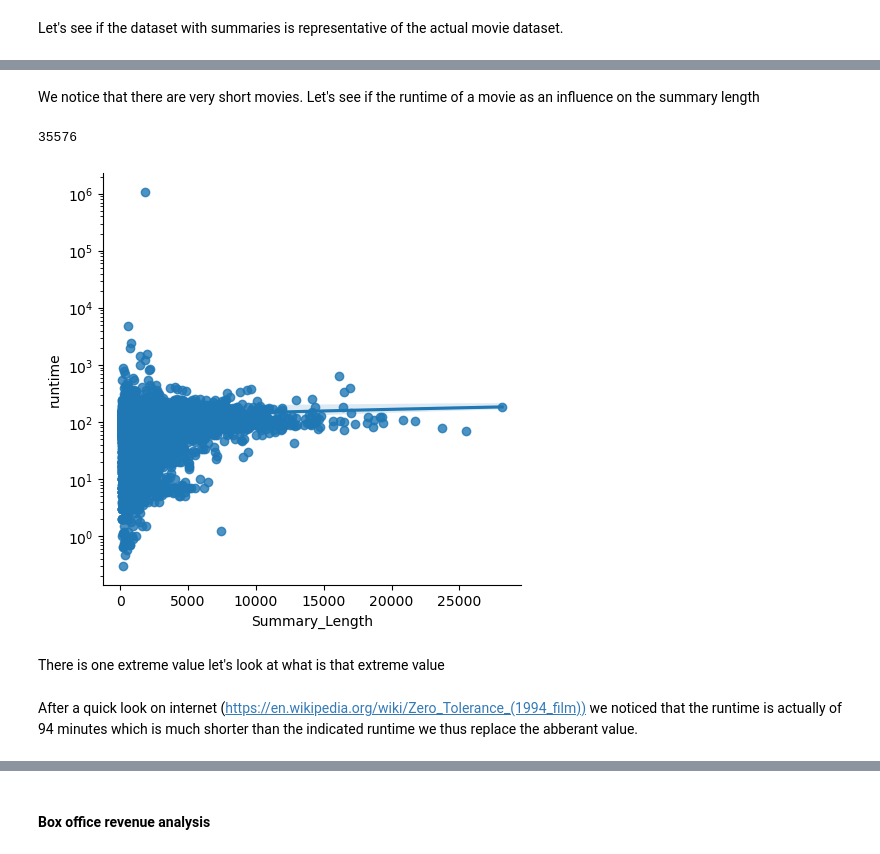
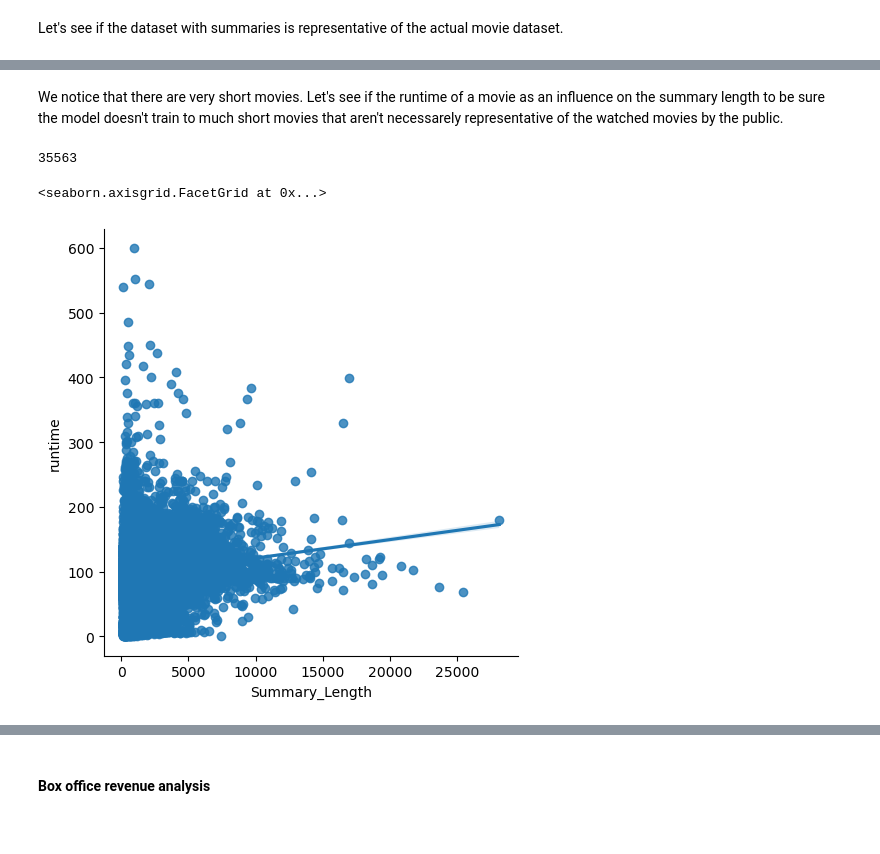
Before and after one commit to epfl-ada/ada-2023-project-adavengers2023, a Jupyter notebook: Milestone2.ipynb, the cells around one changed output, grey strips where cells are left out. Drawn from its saved outputs; the diff is of its cells as text; code cells hidden in the pictures.

Commit message:
Cleaning metadata and summary

```diff
--- a/Milestone2.ipynb
+++ b/Milestone2.ipynb
@@ -193,0 +199,4 @@ dfmetadata.test.min() #we have to remove this
+# %%
+dfmetadata.loc[12804, ["runtime"]] =  94
+#We subjectively decide that a movie longer than 10 hours is to long and it's an error in the data
+dfmetadata.loc[dfmetadata["runtime"]>600,:] = np.NaN
@@ -333,16 +345,12 @@ summary_and_movie.runtime.describe()
 # %% [markdown]
-We notice that there are very short movies. Let's see if the runtime of a movie as an influence on the summary length
+We notice that there are very short movies. Let's see if the runtime of a movie as an influence on the summary length to be sure the model doesn't train to much short movies that aren't necessarely representative of the watched movies by the public.
 # %%
 runtime_and_summary_length = movie_merged[(~movie_merged['Summary_Length'].isna()) & (~movie_merged['runtime'].isna())]
 len(runtime_and_summary_length)
 # %% [output]
-35576
+35563
 # %%
 sns.lmplot(data = runtime_and_summary_length, x= "Summary_Length", y = "runtime")
-plt.yscale("log")
 # %% [output]
+<seaborn.axisgrid.FacetGrid at 0x...>
-[figure, old version]
+[figure, new version]
-# %% [markdown]
-There is one extreme value let's look at what is that extreme value
-# %% [markdown]
-After a quick look on internet (https://en.wikipedia.org/wiki/Zero_Tolerance_(1994_film)) we noticed that the runtime is actually of 94 minutes which is much shorter than the indicated runtime we thus replace the abberant value.
```
Also changed, not shown: parts of 50 cells of this notebook, 5 other files.
